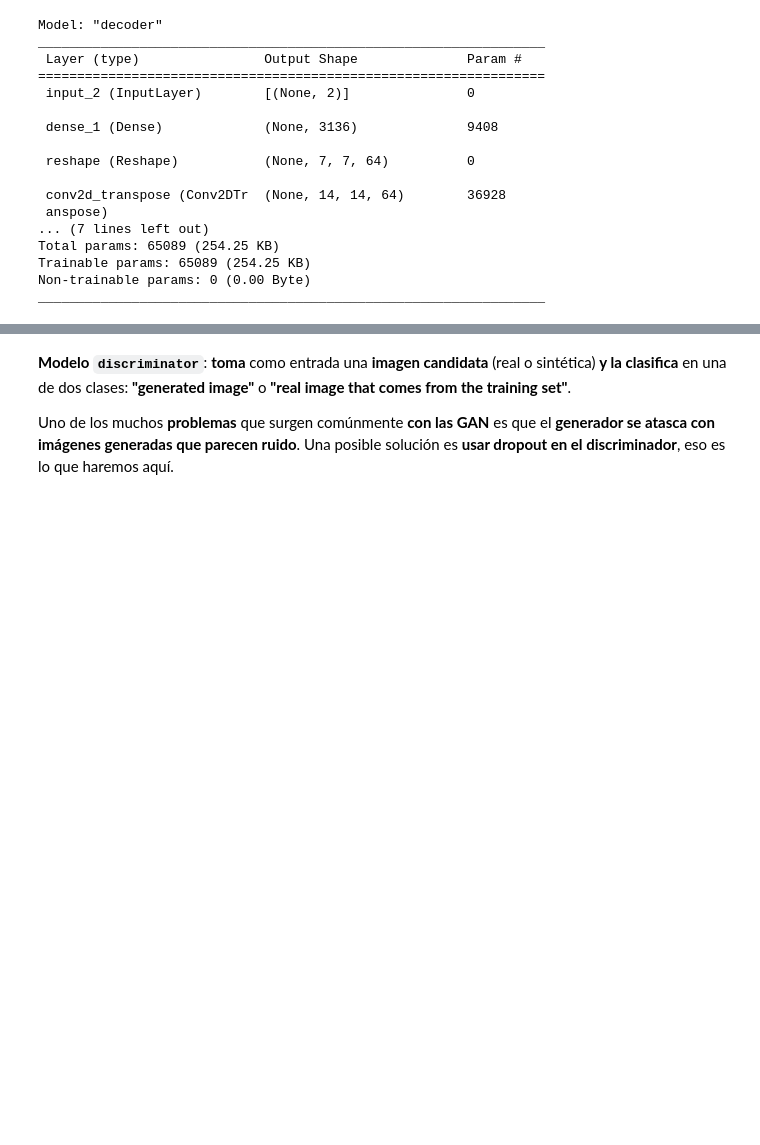
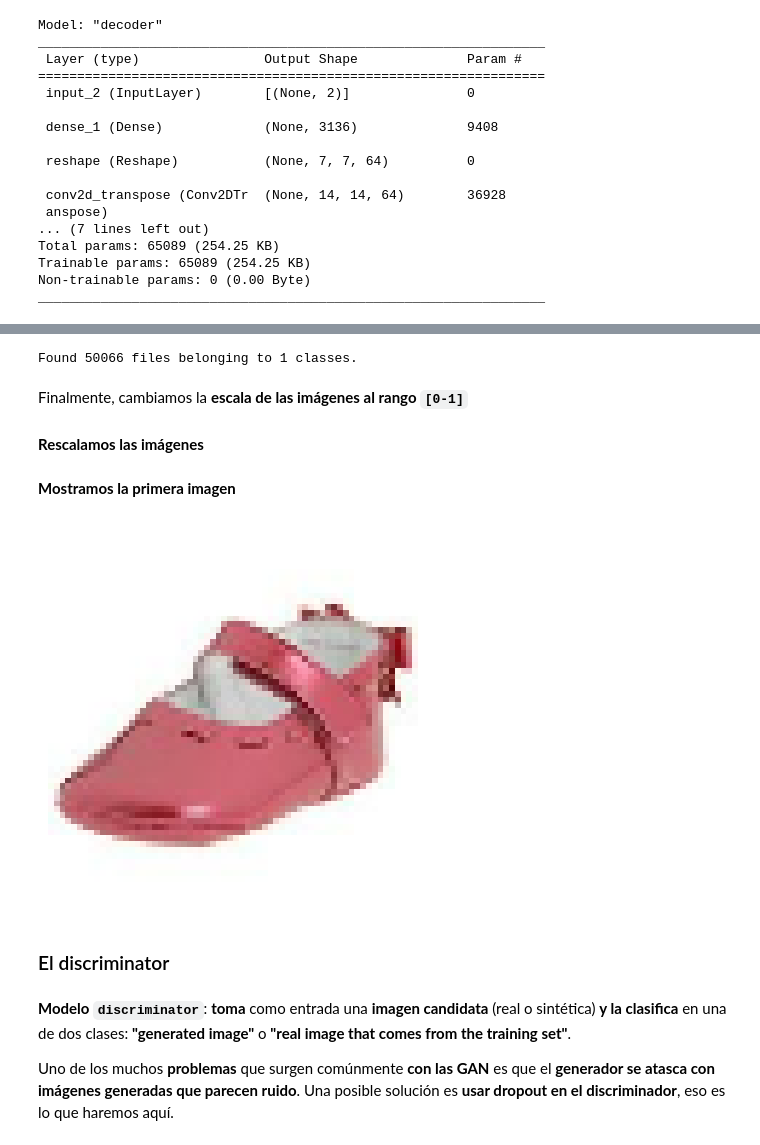
Before and after one commit to oconcito8/deepLearning, a Jupyter notebook: Entrega LAB3 IA Generativa - Imágenes.ipynb, the cells around one changed output, grey strips where cells are left out. Cells and saved outputs as stored; diff of their text form; code cells hidden in the pictures; blank space fills up the shorter version.

```diff
--- a/Entrega LAB3 IA Generativa - Imágenes.ipynb
+++ b/Entrega LAB3 IA Generativa - Imágenes.ipynb
@@ -297,3 +338,36 @@ Ejercicio 2: Dada la siguiente base de datos de zapatos (https://vision.cs.utexa
+# %%
+from tensorflow import keras
+dataset = keras.utils.image_dataset_from_directory(
+    "zapatos_gan",
+    # Solo se devolverán las imágenes, sin etiquetas.
+    label_mode=None,
+    image_size=(64, 64),
+    batch_size=32,
+    # Cambiaremos el tamaño de las imágenes a 64 × 64
+    # usando una combinación inteligente de recorte y
+    # cambio de tamaño para preservar la relación de
+    # aspecto.
+    smart_resize=True)
+# %% [output]
+Found 50066 files belonging to 1 classes.
+# %% [markdown]
+Finalmente, cambiamos la **escala de las imágenes al rango ``[0-1]``**
+# %% [markdown]
+**Rescalamos las imágenes**
+# %%
+dataset = dataset.map(lambda x: x / 255.)
+# %% [markdown]
+**Mostramos la primera imagen**
+# %%
+import matplotlib.pyplot as plt
+for x in dataset:
+    plt.axis("off")
+    plt.imshow((x.numpy() * 255).astype("int32")[0])
+    break
+# %% [output]
+[figure, added]
+# %% [markdown]
+### El discriminator
 # %% [markdown]
 **Modelo ``discriminator``**: **toma** como entrada una **imagen candidata** (real o sintética) **y la clasifica** en una de dos clases: **"generated image"** o **"real image that comes from the training set"**.
 
```
Also changed, not shown: parts of 42 cells of this notebook.
